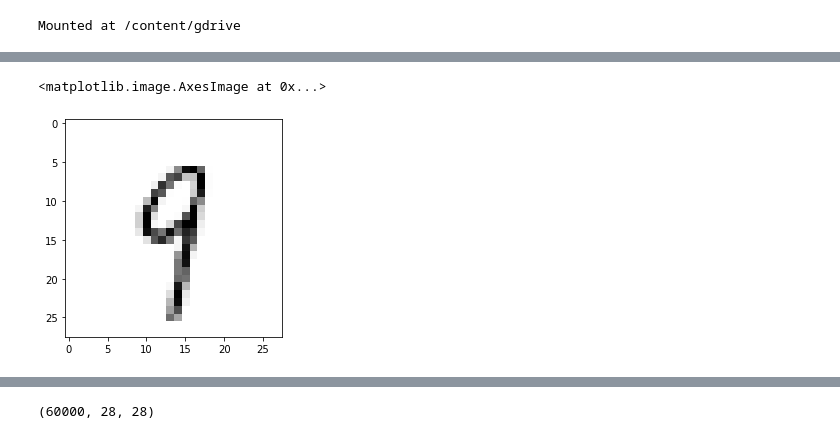
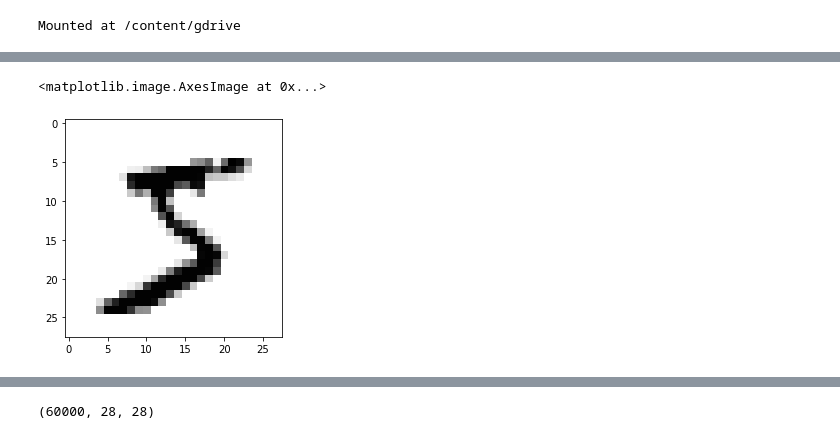
Before and after one commit to rajeshvalluri/MNIST_TF, a Jupyter notebook: MNIST_TF.ipynb, the cells around one changed output, grey strips where cells are left out. Cells and saved outputs as stored; diff of their text form; code cells hidden in the pictures.

```diff
--- a/MNIST_TF.ipynb
+++ b/MNIST_TF.ipynb
@@ -33,5 +33,7 @@ input_shape = 784
 X_train = []
 y_train = []
 for rows in data_list:
-  X_train.append(np.asfarray(rows.split(',')[1:]).reshape([28,28]))
+  tmp_row = np.asfarray(rows.split(',')[1:])
+  tmp_row[tmp_row < 20.0] = 0.0
+  X_train.append(tmp_row.reshape([28,28]))
   y_train.append(int(rows.split(',')[0]))
@@ -38,12 +46,11 @@ for rows in data_list:
 # %%
 #Check a couple of images and their corresponding labels.
 X_train = np.array(X_train)/255.0 + 0.01#scaling input data to be between 0 and 1
 y_train = np.array(y_train)
-X_train = X_train
-plt.pyplot.imshow(X_train[900],cmap='Greys',interpolation='None')
+plt.pyplot.imshow(X_train[0],cmap='Greys',interpolation='None')
 # %% [output]
 <matplotlib.image.AxesImage at 0x...>
-[figure, old version]
+[figure, new version]
 # %%
 model = Sequential()
 model.add(Conv2D(32,(4,4),activation='relu',input_shape=(28,28,1) ,padding='same'))
```
Also changed, not shown: parts of 9 cells of this notebook.
